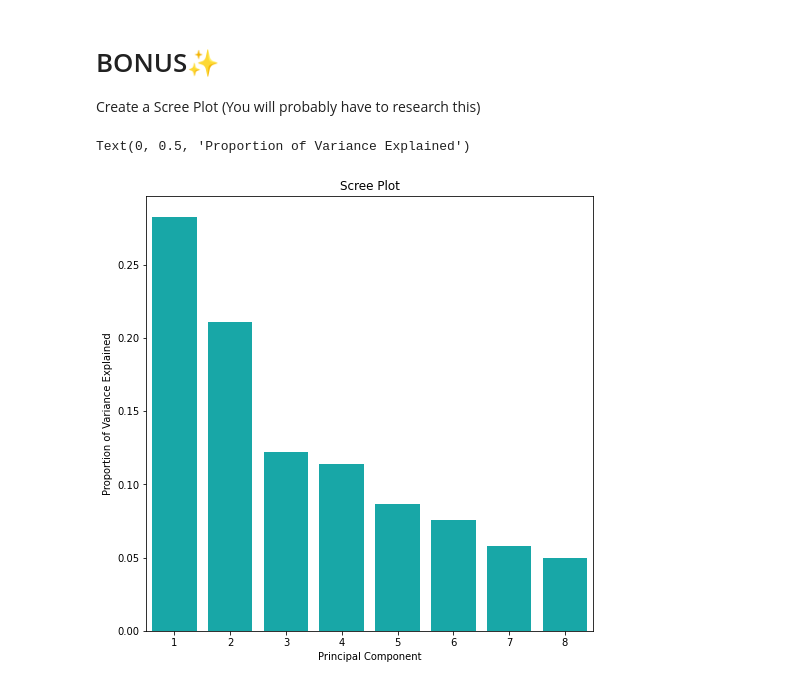
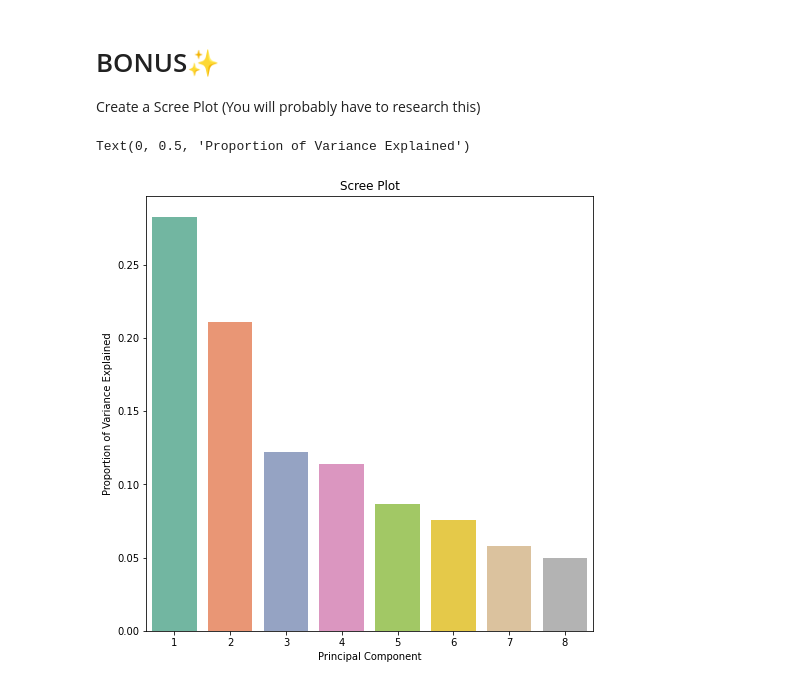
Before and after one commit to AbeerAlghamdi1/Machine_Learning_intro, a Jupyter notebook: Day11_PCA.ipynb, the cells around one changed output. Drawn from its saved outputs; the diff is of its cells as text; code cells hidden in the pictures.

```diff
--- a/Day11_PCA.ipynb
+++ b/Day11_PCA.ipynb
@@ -316,16 +316,16 @@ Create a Scree Plot (You will probably have to research this)
 # %%
 from sklearn.decomposition import PCA
 
 columns=np.arange(pca.n_components_) + 1
 
 df_var_explained = pd.DataFrame(pca.explained_variance_ratio_)
 
 plt.figure(figsize=(8, 8))
 
-sns.barplot(x=columns,y=pca.explained_variance_ratio_, data=df_var_explained, color="c");
+sns.barplot(x=columns,y=pca.explained_variance_ratio_, data=df_var_explained);
 plt.title('Scree Plot')
 plt.xlabel('Principal Component')
 plt.ylabel('Proportion of Variance Explained')
 # %% [output]
 Text(0, 0.5, 'Proportion of Variance Explained')
-[figure, old version]
+[figure, new version]
```
Also changed, not shown: parts of 1 cell of this notebook.
